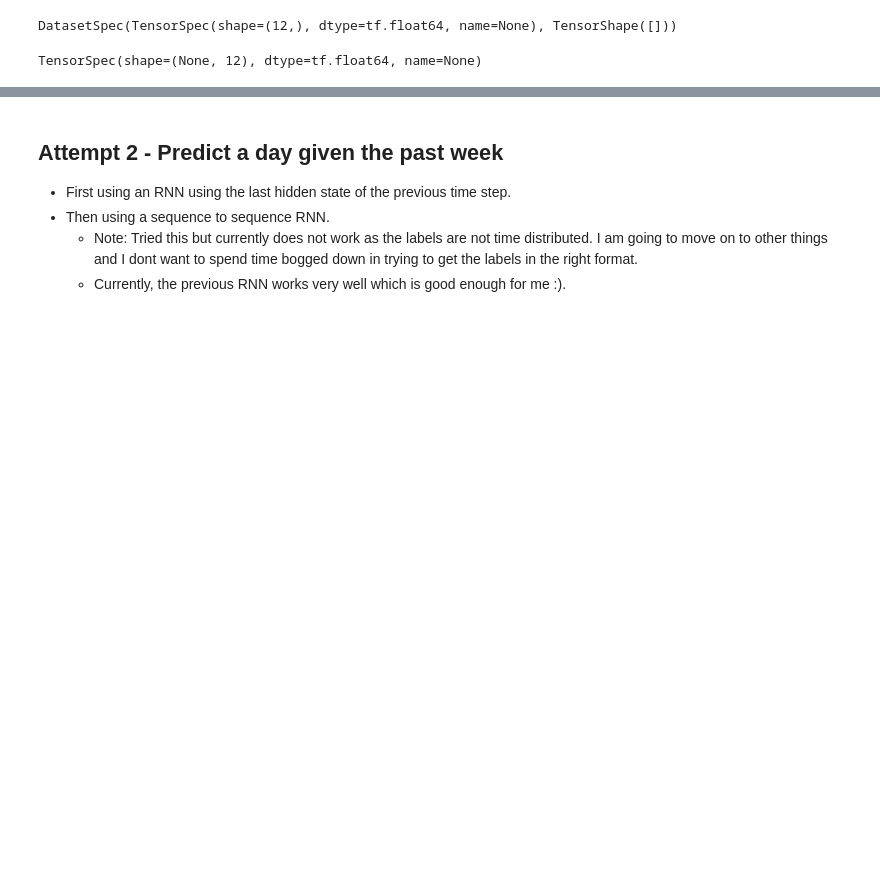
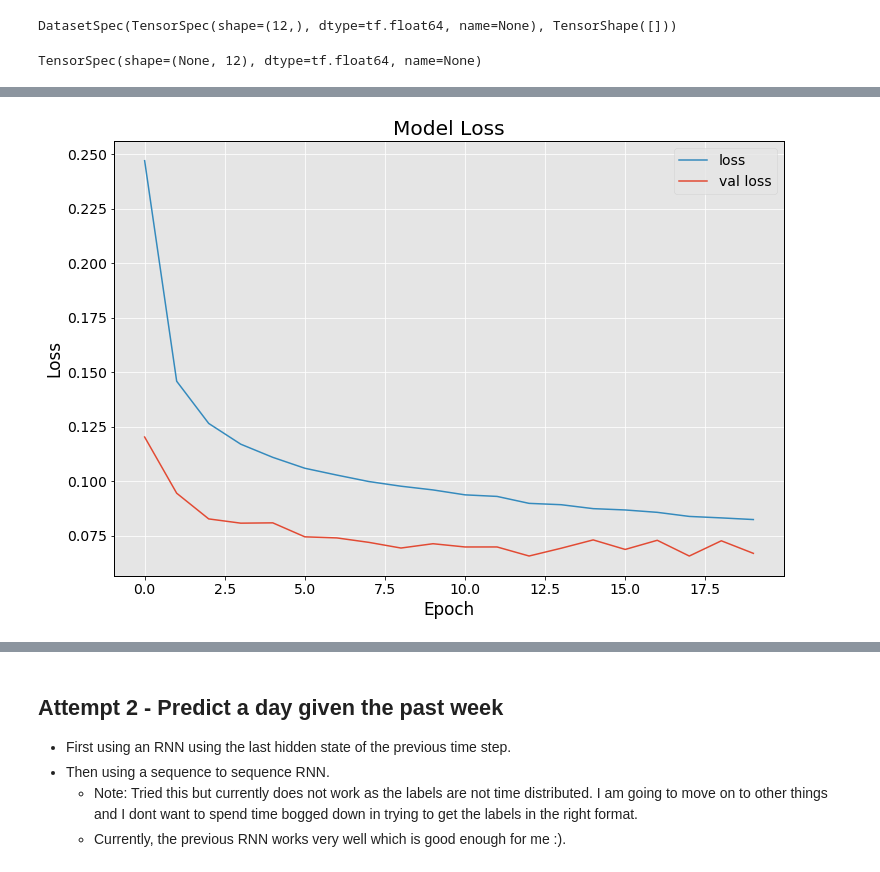
Before and after one commit to eejwa/Ben_Air_Pollution, a Jupyter notebook: RNN_Tests.ipynb, the cells around one changed output, grey strips where cells are left out. Saved outputs shown, nothing was run; the diff lists cells and outputs as text; code cells hidden in the pictures; blank space fills up the shorter version.

```diff
--- a/RNN_Tests.ipynb
+++ b/RNN_Tests.ipynb
@@ -466,3 +470,7 @@ KeyboardInterrupt:
+# %%
+plot_history(history)
+# %% [output]
+[figure, added]
 # %%
 # get Y-true from the input datasets
 
```
Also changed, not shown: parts of 12 cells of this notebook.
